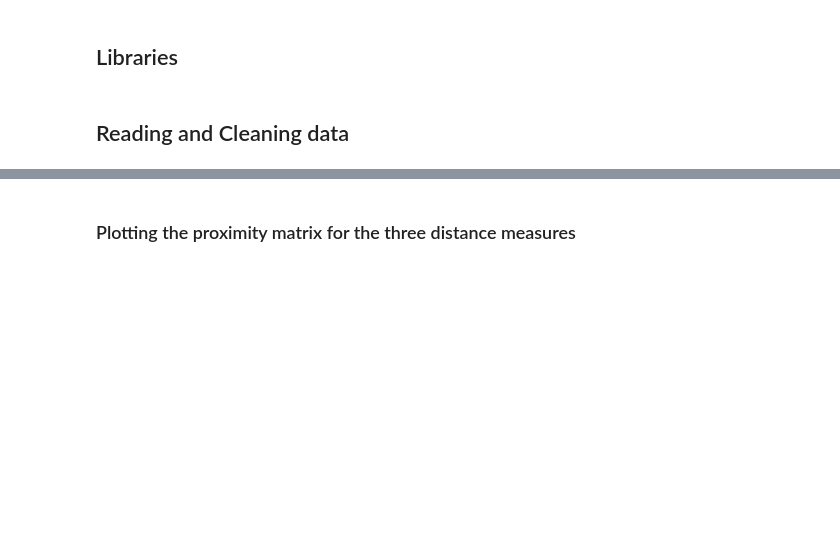
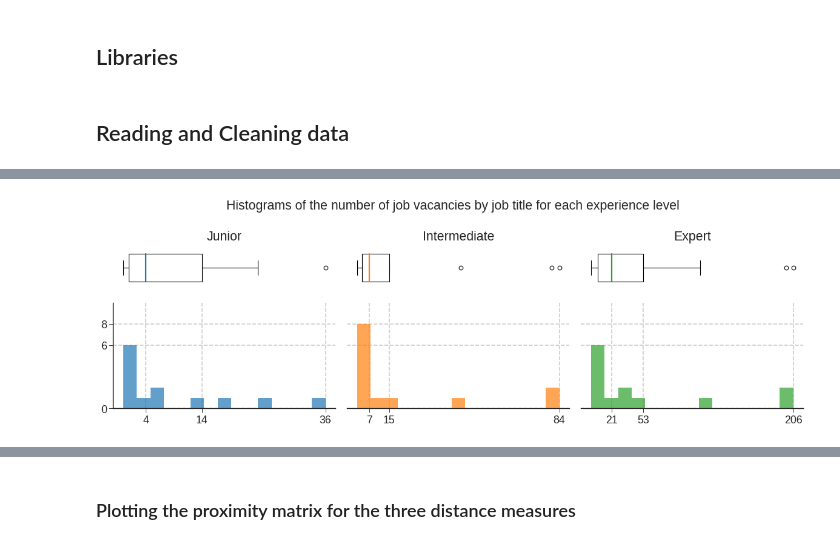
Before and after one commit to nicolaubruno/ML_projects, a Jupyter notebook: Data Science Jobs/Analysis.ipynb, the cells around one changed output, grey strips where cells are left out. Saved outputs shown, nothing was run; the diff lists cells and outputs as text; code cells hidden in the pictures; blank space fills up the shorter version.

```diff
--- a/Data Science Jobs/Analysis.ipynb
+++ b/Data Science Jobs/Analysis.ipynb
@@ -57,0 +66,84 @@ df
+# %%
+#---------- Figure and Axes ----------#
+
+fig = plt.figure(figsize = (15, 5), dpi = 80)
+gs = fig.add_gridspec(nrows = 3, ncols = 3)
+
+plt.suptitle('Histograms of the number of job vacancies by job title for each experience level')
+
+# Box and whiskers plots
+ax_box = []
+for i in range(3):
+    ax_box.append(fig.add_subplot(gs[0, i]))
+
+    # Remove spines and ticks and labels
+    ax_box[-1].spines[:].set_visible(False)
+    ax_box[-1].yaxis.set_visible(False)
+    ax_box[-1].xaxis.set_visible(False)
+
+# Histograms
+ax_hist = []
+for i in range(3):
+    ax_hist.append(fig.add_subplot(gs[1:, i]))
+
+    # Remove spines and ticks and labels
+    if i > 0:
+        ax_hist[-1].spines[['top', 'right', 'left']].set_visible(False)
+        ax_hist[-1].yaxis.set_tick_params(left = False, labelleft = False)
+        #ax_hist[-1].yaxis.set_visible(False)
+
+    else:
+        ax_hist[-1].spines[['top', 'right']].set_visible(False)
+
+#---------- Style ----------#
+
+plt.style.use('seaborn-ticks')
+plt.rcParams.update({
+    'font.size': 16
+})
+
+#---------- Box and Whiskers plots ----------#
+
+titles = ['Junior', 'Intermediate', 'Expert']
+for i in range(3):
+    ax_box[i].set_title(titles[i])
+
+    ax_box[i].boxplot(
+        df.iloc[:, i],
+        vert = False,
+        widths = 0.6,
+        medianprops = {
+            'color': sns.color_palette()[i],
+            'linewidth': 2
+        }
+    )
+
+#---------- Histograms ----------#
+
+hist_stats = []
+for i in range(3):
+    n, bins, patches = ax_hist[i].hist(
+        df.iloc[:, i],
+        color = sns.color_palette()[i],
+        alpha = 0.7,
+        bins = 15
+    )
+
+    hist_stats.append(n)
+
+#---------- X and Y labels ----------#
+
+for i in range(3):
+    # Y-axis of the histograms
+    ax_hist[i].set_ylim(0, np.max(hist_stats) + 2)
+    ax_hist[i].set_yticks([0, np.max(hist_stats[0]), np.max(hist_stats)])
+    ax_hist[i].grid(axis = 'both', linestyle = '--', linewidth = 1.5)
+
+    # X-axis of the histograms
+    ax_box[i].set_xlim(ax_hist[i].get_xlim())
+    ax_hist[i].set_xticks([np.median(df.iloc[:,i]), np.quantile(df.iloc[:,i], 0.75), np.max(df.iloc[:, i])])
+
+plt.tight_layout()
+plt.show()
+# %% [output]
+[figure, added]
```
Also changed, not shown: parts of 13 cells of this notebook.
